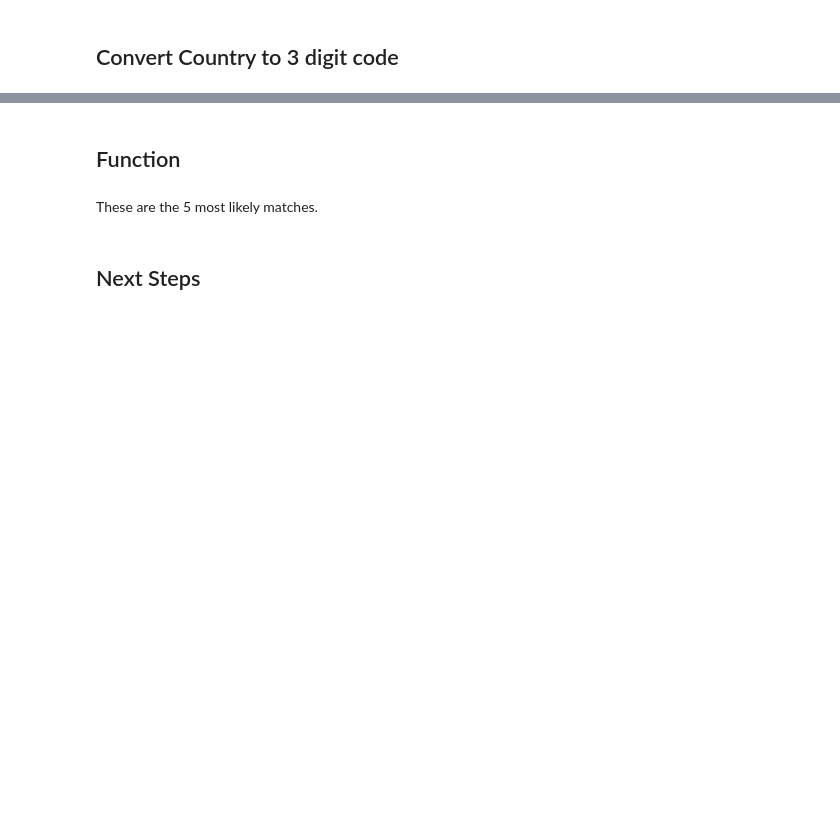
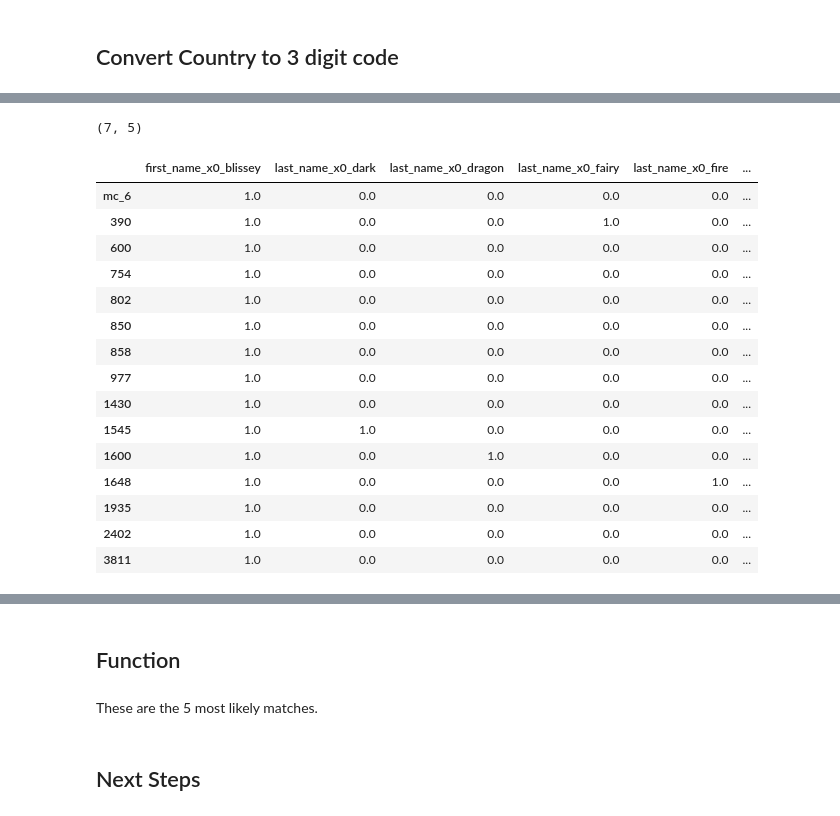
Before and after one commit to ssaeed85/Equalithon-StanfordPride, a Jupyter notebook: Final_Notebook_Maybe.ipynb, the cells around one changed output, grey strips where cells are left out. Saved outputs shown, nothing was run; the diff lists cells and outputs as text; code cells hidden in the pictures; blank space fills up the shorter version.

```diff
--- a/Final_Notebook_Maybe.ipynb
+++ b/Final_Notebook_Maybe.ipynb
@@ -318,0 +342,21 @@ ohe(test,['First Name'])
+# %%
+def map_MailChimpData_to_SAA_DF(mc_rec_idx,df_mc=df_mailchimp):
+    mc_rec = df_mc.iloc[mc_rec_idx]
+    target_dict = {'first_name': mc_rec['First Name'],
+                   'last_name': mc_rec['Last Name'],
+
+                   'home_email_address': mc_rec['Email Address'],
+                   'bus_email_address': mc_rec['Email Address'],
+                   'email_switch': mc_rec['Email Address'],
+                   'saa_email_address': mc_rec['Email Address'],
+                   'gsb_email_address': mc_rec['Email Address'],
+                   'other_email_address': mc_rec['Email Address'],
+
+                    'home_country': mc_rec['Country'],
+                    'bus_country': mc_rec['Country'],
+
+                    'short_degree_string': mc_rec['Degree']
+
+                  }
+    df =  pd.DataFrame(target_dict,index=['mc_'+str(mc_rec_idx)])
+    return df
@@ -318,0 +378,45 @@ ohe(test,['First Name'])
+# %%
+print(df_mailchimp.shape)
+# %% [output]
+(7, 5)
+# %%
+results_dict = {}
+for i in range(0,df_mailchimp.shape[0]):
+    #map the data of a mailchimp record to the format in SAA df
+    df_mapped_mc_rec = map_MailChimpData_to_SAA_DF(i)
+
+    #subsetting the original SAA df by the first name
+    df_saa_subset = df_saa[df_saa['first_name'] == df_mapped_mc_rec.iloc[0]['first_name']]
+
+    #Concattenating the 2 dataframes together
+    df_mc_and_saa_subset = pd.concat([df_mapped_mc_rec,df_saa_subset], axis = 0)
+
+    #Changing degree column to vectorized columns
+    df_mc_and_saa_subset = parseDegreeCol(df=df_mc_and_saa_subset,deg_colName='short_degree_string')
+
+    #Map the country to their 3 digit codes
+    df_mc_and_saa_subset.home_country = df_mc_and_saa_subset.home_country.apply(mapCountry)
+    df_mc_and_saa_subset.bus_country = df_mc_and_saa_subset.bus_country.apply(mapCountry)
+
+
+    ohe_df = ohe(df_mc_and_saa_subset, df_mc_and_saa_subset.columns)
+    ohe_df.drop(columns = df_mc_and_saa_subset.columns, inplace = True)
+
+ohe_df
+# %% [output]
+|  | first_name_x0_blissey | last_name_x0_dark | last_name_x0_dragon | last_name_x0_fairy | last_name_x0_fire | ... |
+| mc_6 | 1.0 | 0.0 | 0.0 | 0.0 | 0.0 | ... |
+| 390 | 1.0 | 0.0 | 0.0 | 1.0 | 0.0 | ... |
+| 600 | 1.0 | 0.0 | 0.0 | 0.0 | 0.0 | ... |
+| 754 | 1.0 | 0.0 | 0.0 | 0.0 | 0.0 | ... |
+| 802 | 1.0 | 0.0 | 0.0 | 0.0 | 0.0 | ... |
+| 850 | 1.0 | 0.0 | 0.0 | 0.0 | 0.0 | ... |
+| 858 | 1.0 | 0.0 | 0.0 | 0.0 | 0.0 | ... |
+| 977 | 1.0 | 0.0 | 0.0 | 0.0 | 0.0 | ... |
+| 1430 | 1.0 | 0.0 | 0.0 | 0.0 | 0.0 | ... |
+| 1545 | 1.0 | 1.0 | 0.0 | 0.0 | 0.0 | ... |
+| 1600 | 1.0 | 0.0 | 1.0 | 0.0 | 0.0 | ... |
+| 1648 | 1.0 | 0.0 | 0.0 | 0.0 | 1.0 | ... |
+| 1935 | 1.0 | 0.0 | 0.0 | 0.0 | 0.0 | ... |
+| 2402 | 1.0 | 0.0 | 0.0 | 0.0 | 0.0 | ... |
+| 3811 | 1.0 | 0.0 | 0.0 | 0.0 | 0.0 | ... |
```
Also changed, not shown: parts of 36 cells of this notebook.
